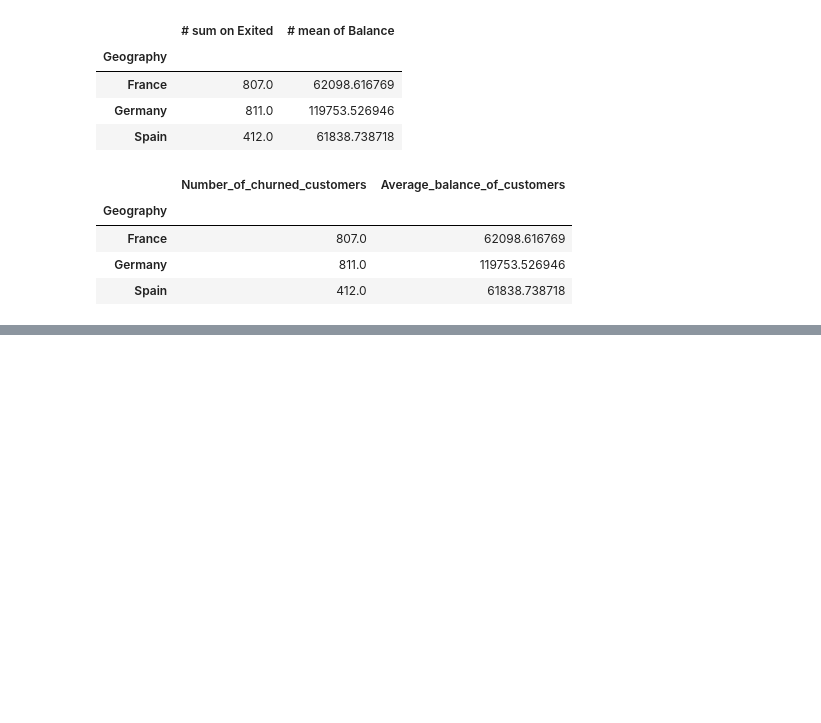
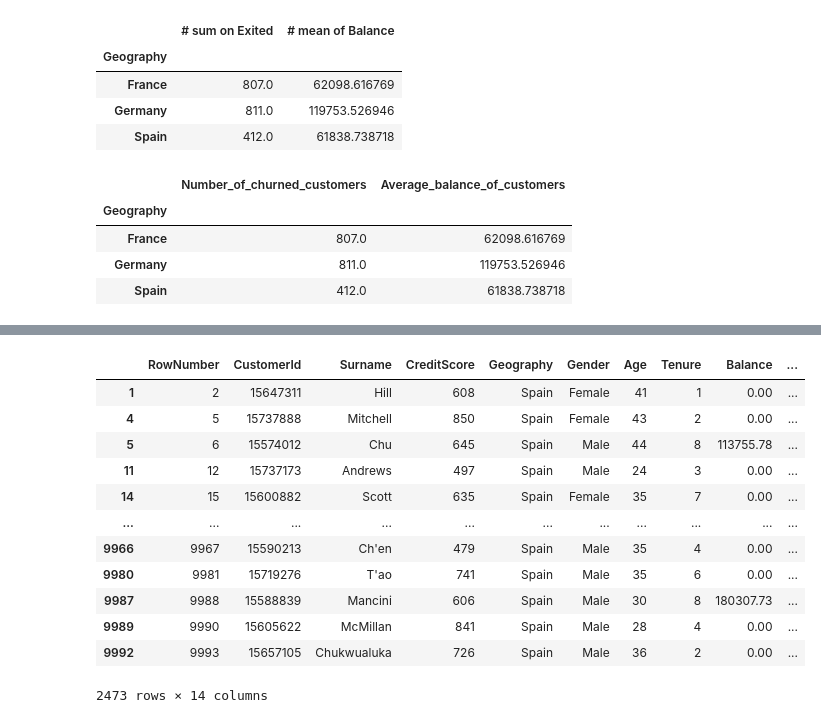
Before and after one commit to nevesgil/review_pd, a Jupyter notebook: exintro.ipynb, the cells around one changed output, grey strips where cells are left out. Cells and saved outputs as stored; diff of their text form; code cells hidden in the pictures; blank space fills up the shorter version.

```diff
--- a/exintro.ipynb
+++ b/exintro.ipynb
@@ -305,0 +390,16 @@ df_summary2
+# %%
+df[df['Geography'].str.startswith('Sp')]
+# %% [output]
+|  | RowNumber | CustomerId | Surname | CreditScore | Geography | Gender | Age | Tenure | Balance | ... |
+| 1 | 2 | 15647311 | Hill | 608 | Spain | Female | 41 | 1 | 0.00 | ... |
+| 4 | 5 | 15737888 | Mitchell | 850 | Spain | Female | 43 | 2 | 0.00 | ... |
+| 5 | 6 | 15574012 | Chu | 645 | Spain | Male | 44 | 8 | 113755.78 | ... |
+| 11 | 12 | 15737173 | Andrews | 497 | Spain | Male | 24 | 3 | 0.00 | ... |
+| 14 | 15 | 15600882 | Scott | 635 | Spain | Female | 35 | 7 | 0.00 | ... |
+| ... | ... | ... | ... | ... | ... | ... | ... | ... | ... | ... |
+| 9966 | 9967 | 15590213 | Ch'en | 479 | Spain | Male | 35 | 4 | 0.00 | ... |
+| 9980 | 9981 | 15719276 | T'ao | 741 | Spain | Male | 35 | 6 | 0.00 | ... |
+| 9987 | 9988 | 15588839 | Mancini | 606 | Spain | Male | 30 | 8 | 180307.73 | ... |
+| 9989 | 9990 | 15605622 | McMillan | 841 | Spain | Male | 28 | 4 | 0.00 | ... |
+| 9992 | 9993 | 15657105 | Chukwualuka | 726 | Spain | Male | 36 | 2 | 0.00 | ... |
+2473 rows × 14 columns
```
Also changed, not shown: parts of 5 cells of this notebook.
